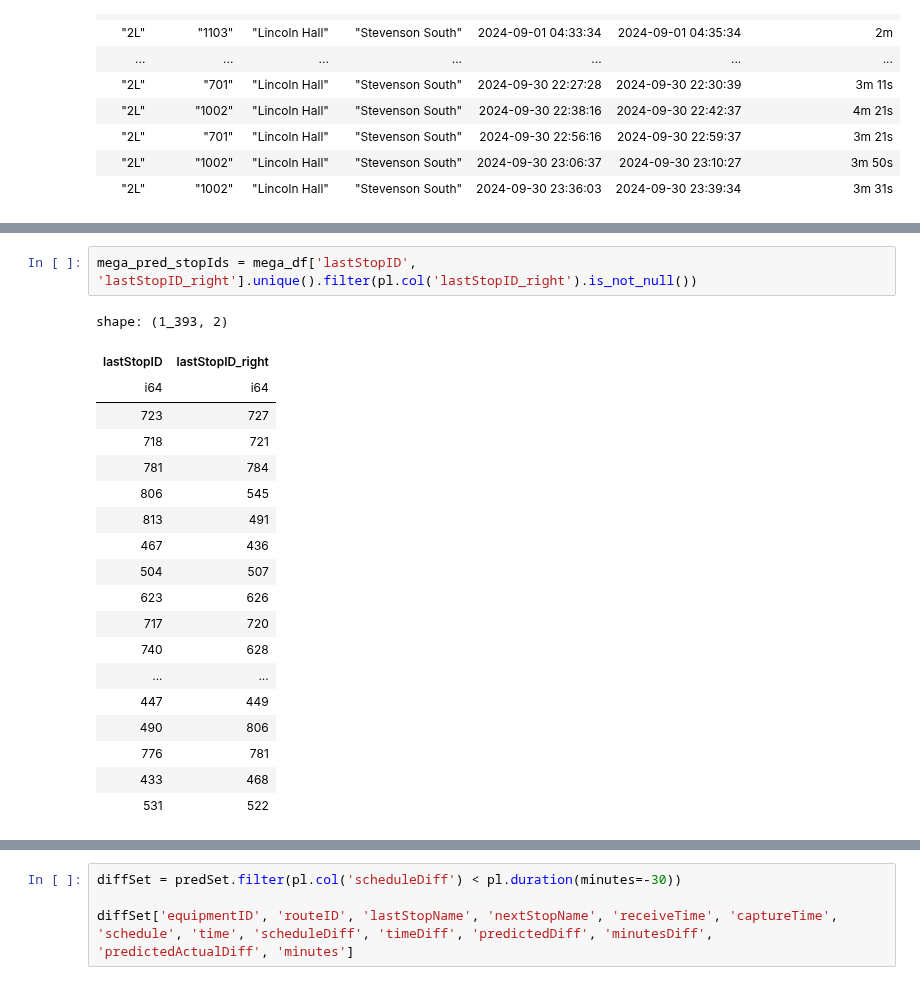
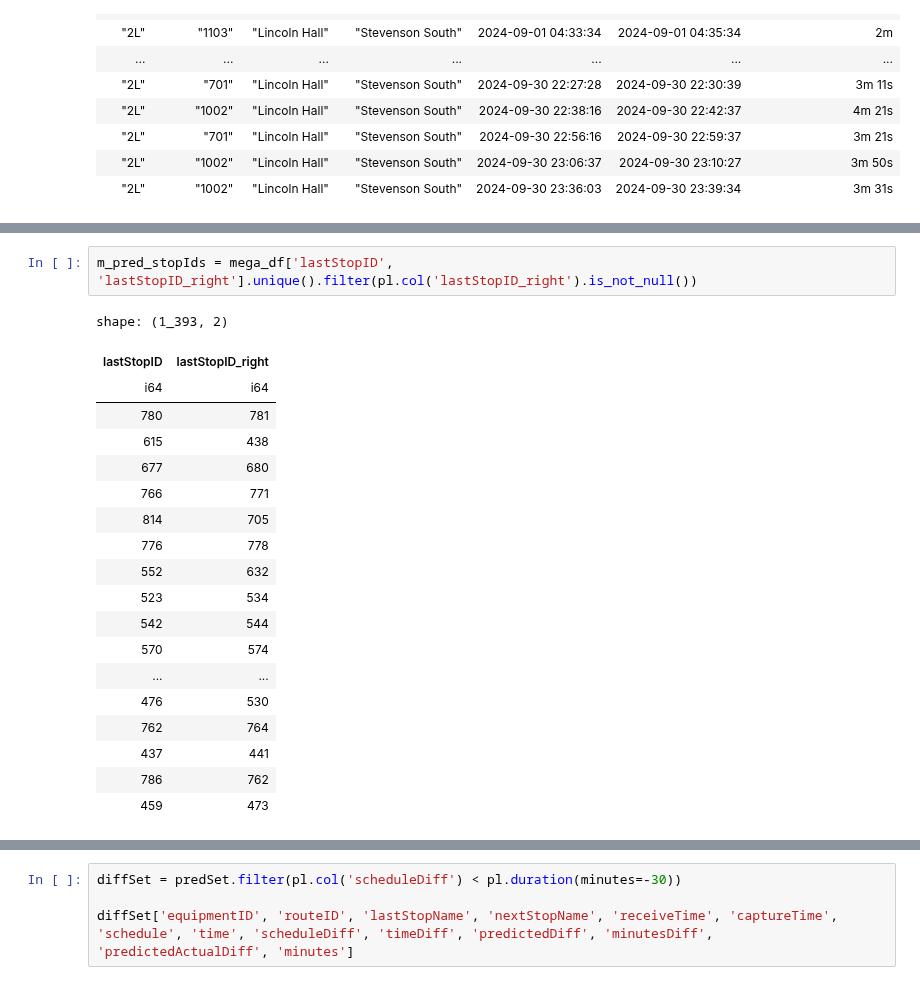
Before and after one commit to shaivilp/Research-Rookies, a Jupyter notebook: data_visualization/predictions.ipynb, the cells around one changed output, grey strips where cells are left out. Drawn from its saved outputs; the diff is of its cells as text.

```diff
--- a/data_visualization/predictions.ipynb
+++ b/data_visualization/predictions.ipynb
@@ -418,26 +394,26 @@ shape: (1_057_985, 9)
 | "21 Tripper" | "67" | 768 | 794 | "Maple St. at DeKalb County Cou… | "Walgreen's" | 2024-09-30 21:09:28 | ... |
 | "21 Tripper" | "67" | 768 | null | "Maple St. at DeKalb County Cou… | null | 2024-09-30 22:03:24 | ... |
 # %%
-mega_pred_stopIds = mega_df['lastStopID', 'lastStopID_right'].unique().filter(pl.col('lastStopID_right').is_not_null())
+m_pred_stopIds = mega_df['lastStopID', 'lastStopID_right'].unique().filter(pl.col('lastStopID_right').is_not_null())
 # %% [output]
 shape: (1_393, 2)
 | lastStopID | lastStopID_right |
 | i64 | i64 |
-| 723 | 727 |
-| 718 | 721 |
-| 781 | 784 |
-| 806 | 545 |
-| 813 | 491 |
-| 467 | 436 |
-| 504 | 507 |
-| 623 | 626 |
-| 717 | 720 |
-| 740 | 628 |
+| 780 | 781 |
+| 615 | 438 |
+| 677 | 680 |
+| 766 | 771 |
+| 814 | 705 |
+| 776 | 778 |
+| 552 | 632 |
+| 523 | 534 |
+| 542 | 544 |
+| 570 | 574 |
 | ... | ... |
-| 447 | 449 |
-| 490 | 806 |
-| 776 | 781 |
-| 433 | 468 |
-| 531 | 522 |
+| 476 | 530 |
+| 762 | 764 |
+| 437 | 441 |
+| 786 | 762 |
+| 459 | 473 |
 # %%
 #Join the subset on the triple key to get the correct prediction
```
Also changed, not shown: parts of 14 cells of this notebook, 1 other file.
